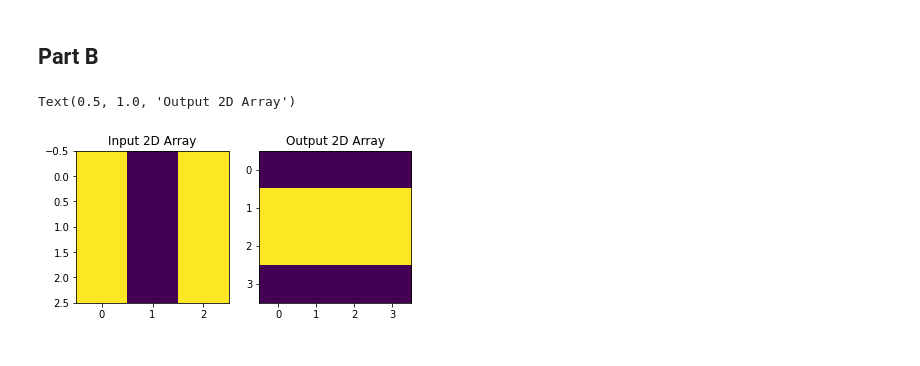
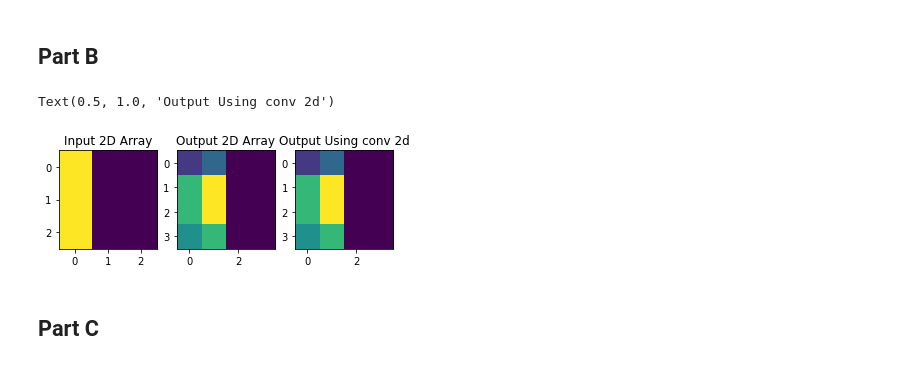
Before and after one commit to masa512/ece558, a Jupyter notebook: set2_problem6.ipynb, the cells around one changed output. Drawn from its saved outputs; the diff is of its cells as text; code cells hidden in the pictures.

```diff
--- a/set2_problem6.ipynb
+++ b/set2_problem6.ipynb
@@ -39,0 +79,16 @@ Text(0.5, 1.0, 'Output 2D Array')
+# %%
+
+H = np.array([[1,-1],[1,-1]])
+X = np.array([[1,1,1],[1,1,1],[1,1,1]])
+N1 = H.shape[0] + X.shape[0] - 1
+N2 = H.shape[1] + X.shape[1] - 1
+
+print(N1,N2)
+
+
+Xpadded = np.pad(X,((0,N1-X.shape[0]),(0,N2-X.shape[1])),constant_values = ((0,0),(0,0)))
+C = lin_conv_2d(H,N1,N2)
+
+plt.figure()
+plt.imshow(C)
+plt.title('Toeplitz Conv Matrix 2D')
@@ -53,18 +131,25 @@ def cconv2(X,H,N1,N2):
   # Inverse FFT
   Y = np.fft.ifft2(fY)
 
-  return np.real(Y)
+  return np.round(np.real(Y)).astype(int)
 # %%
-H = np.array([[1,1],[1,1]])
-X = np.array([[1,0,1],[1,0,1],[1,0,1]])
+H = np.array([[1,2],[3,4]])
+X = np.array([[1,0,0],[1,0,0],[1,0,0]])
 Y = cconv2(X,H,4,4)
 
-fig,axes = plt.subplots(1,2)
+fig,axes = plt.subplots(1,3)
 axes[0].imshow(X)
 axes[0].set_title('Input 2D Array')
 
 axes[1].imshow(Y)
 axes[1].set_title('Output 2D Array')
+
+Y1 = scipy.signal.convolve2d(H, X)
+
+axes[2].imshow(Y1)
+axes[2].set_title('Output Using conv 2d')
 # %% [output]
-Text(0.5, 1.0, 'Output 2D Array')
+Text(0.5, 1.0, 'Output Using conv 2d')
-[figure, old version]
+[figure, new version]
+# %% [markdown]
+## Part C
```
Also changed, not shown: parts of 12 cells of this notebook.
